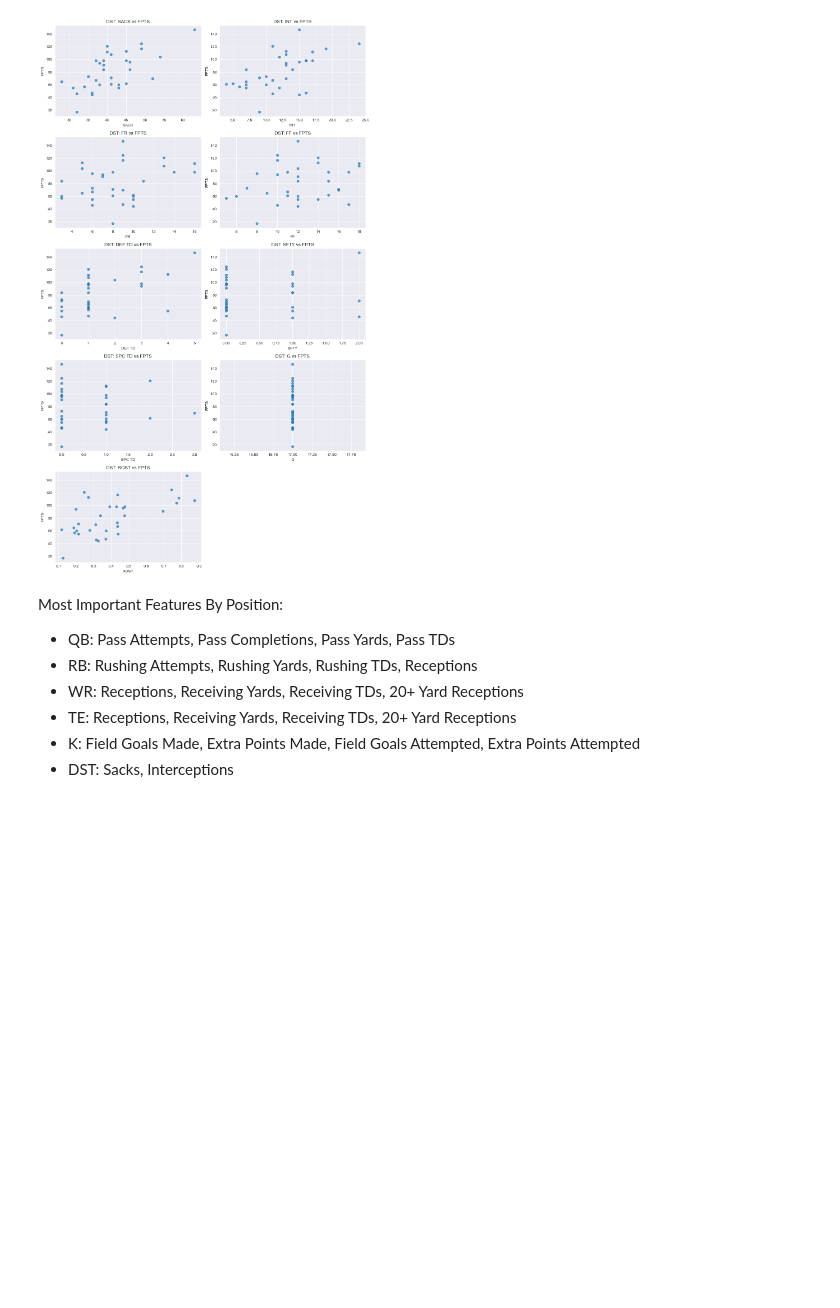
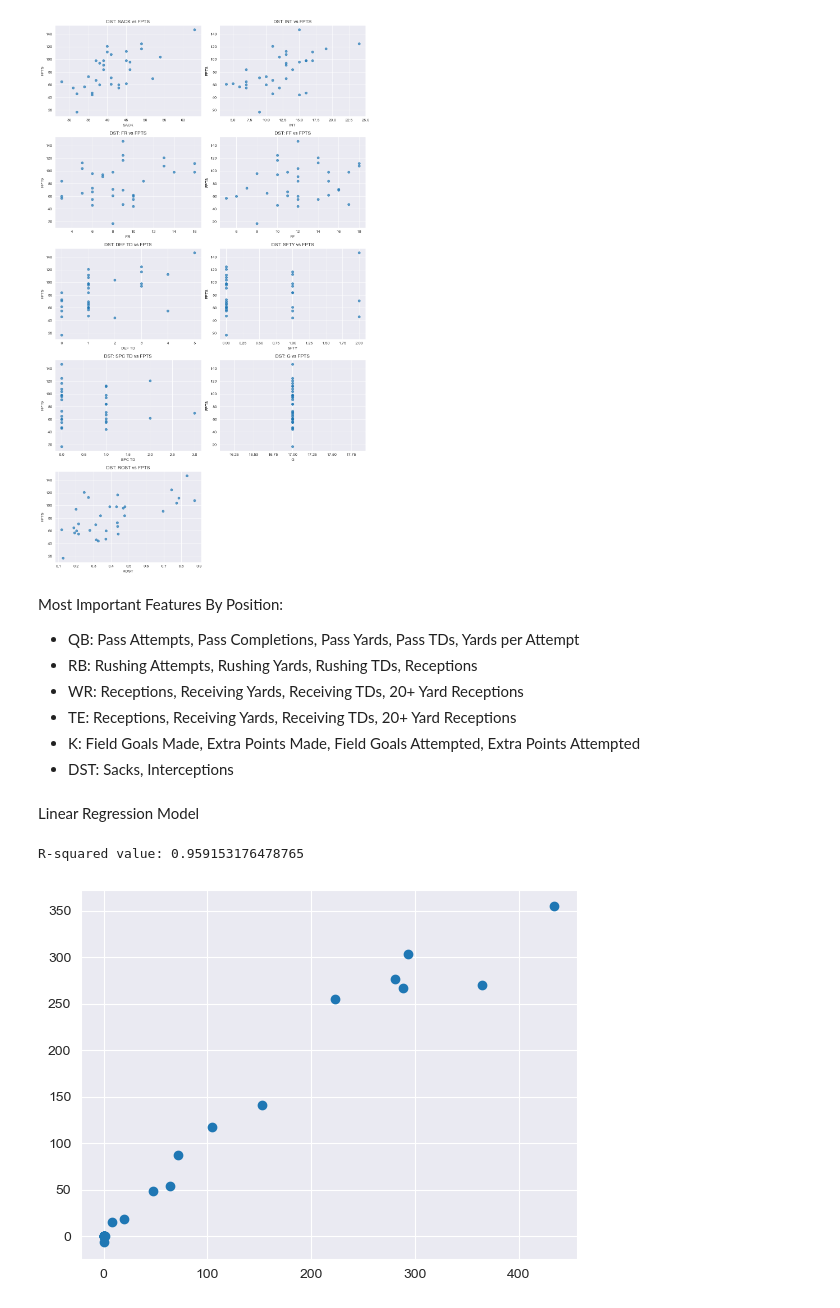
Before and after one commit to arkokush/FantasyFootball, a Jupyter notebook: Model.ipynb, the cells around one changed output. Cells and saved outputs as stored; diff of their text form; code cells hidden in the pictures; blank space fills up the shorter version.

```diff
--- a/Model.ipynb
+++ b/Model.ipynb
@@ -238,9 +239,24 @@ plot_dst_graphs(dst24)
 [figure]
 # %% [markdown]
 Most Important Features By Position:
-- QB: Pass Attempts, Pass Completions, Pass Yards, Pass TDs
+- QB: Pass Attempts, Pass Completions, Pass Yards, Pass TDs, Yards per Attempt
 - RB: Rushing Attempts, Rushing Yards, Rushing TDs, Receptions
 - WR: Receptions, Receiving Yards, Receiving TDs, 20+ Yard Receptions
 - TE: Receptions, Receiving Yards, Receiving TDs, 20+ Yard Receptions
 - K: Field Goals Made, Extra Points Made, Field Goals Attempted, Extra Points Attempted
 - DST: Sacks, Interceptions
+# %% [markdown]
+Linear Regression Model
+# %%
+qbData = qb24[['FPTS', 'ATT', 'PCT','Y/A', 'TD']]
+x_train, x_test, y_train, y_test = train_test_split(qbData.drop('FPTS', axis=1), qbData['FPTS'], test_size=0.2, random_state=42)
+model = LinearRegression()
+model.fit(x_train, y_train)
+y_pred = model.predict(x_test)
+plt.scatter(y_test, y_pred)
+# Calculate the R-squared value
+r_value = r2_score(y_test, y_pred)
+print(f"R-squared value: {r_value}")
+# %% [output]
+R-squared value: 0.959153176478765
+[figure, added]
```
Also changed, not shown: parts of 12 cells of this notebook.
